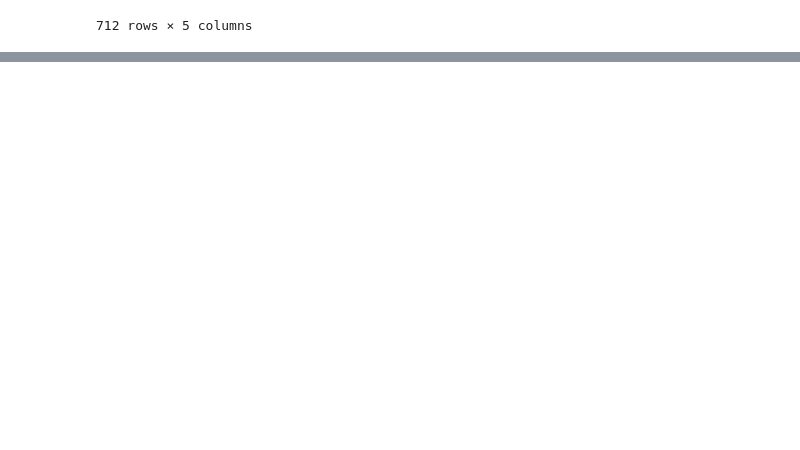
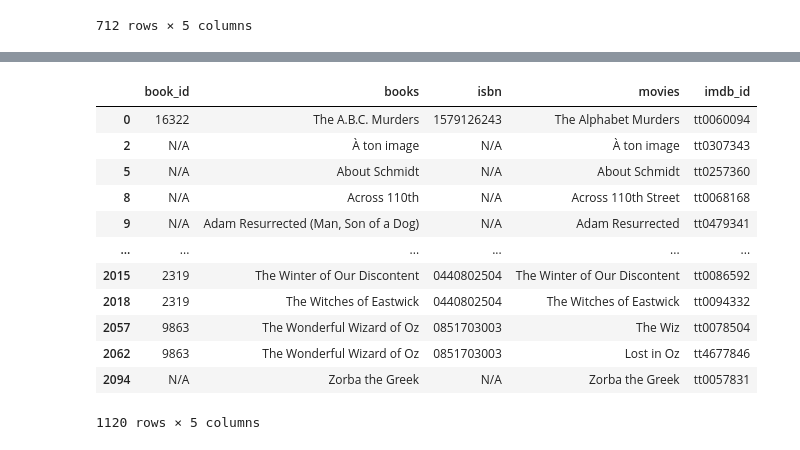
Before and after one commit to ange-wang/etl-project, a Jupyter notebook: books_to_movies/get_imdb_link.ipynb, the cells around one changed output, grey strips where cells are left out. Drawn from its saved outputs; the diff is of its cells as text; code cells hidden in the pictures; blank space fills up the shorter version.

```diff
--- a/books_to_movies/get_imdb_link.ipynb
+++ b/books_to_movies/get_imdb_link.ipynb
@@ -201,0 +308,3 @@ show
+# %%
+show["books"] = new_books
+show
@@ -201,0 +385,21 @@ show
+# %%
+#add the book_id and isbn to the books to movies
+show["isbn"] = isbn_list
+show["book_id"] = books_id
+show = show[["book_id","books","isbn","movies","imdb_id"]]
+show.to_csv("books_to_movies(latest).csv", encoding="utf-8", index=False)
+show
+# %% [output]
+|  | book_id | books | isbn | movies | imdb_id |
+| 0 | 16322 | The A.B.C. Murders | 1579126243 | The Alphabet Murders | tt0060094 |
+| 2 | N/A | À ton image | N/A | À ton image | tt0307343 |
+| 5 | N/A | About Schmidt | N/A | About Schmidt | tt0257360 |
+| 8 | N/A | Across 110th | N/A | Across 110th Street | tt0068168 |
+| 9 | N/A | Adam Resurrected (Man, Son of a Dog) | N/A | Adam Resurrected | tt0479341 |
+| ... | ... | ... | ... | ... | ... |
+| 2015 | 2319 | The Winter of Our Discontent | 0440802504 | The Winter of Our Discontent | tt0086592 |
+| 2018 | 2319 | The Witches of Eastwick | 0440802504 | The Witches of Eastwick | tt0094332 |
+| 2057 | 9863 | The Wonderful Wizard of Oz | 0851703003 | The Wiz | tt0078504 |
+| 2062 | 9863 | The Wonderful Wizard of Oz | 0851703003 | Lost in Oz | tt4677846 |
+| 2094 | N/A | Zorba the Greek | N/A | Zorba the Greek | tt0057831 |
+1120 rows × 5 columns
```
Also changed, not shown: parts of 12 cells of this notebook, 3 other files.
